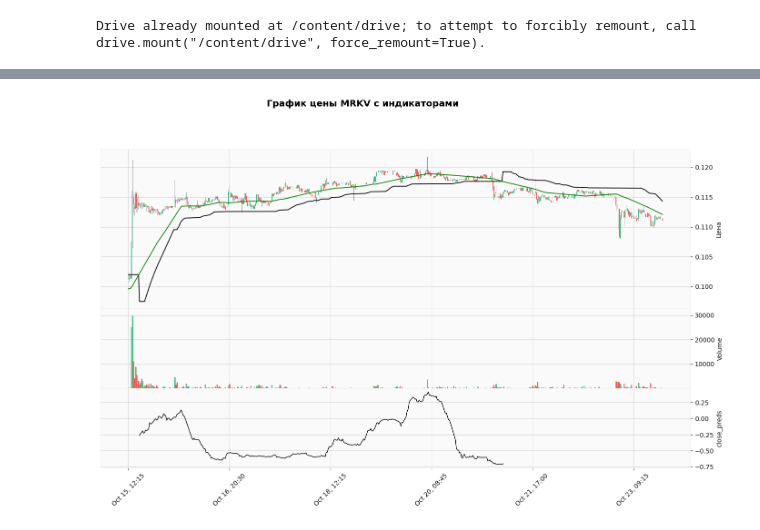
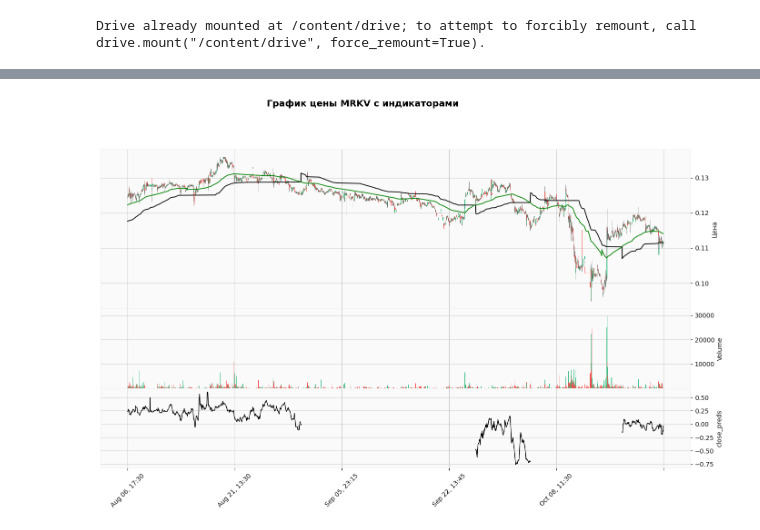
Before and after one commit to Necrotox/Necrotox, a Jupyter notebook: start_bot.ipynb, the cells around one changed output, grey strips where cells are left out. Cells and saved outputs as stored; diff of their text form; code cells hidden in the pictures.

```diff
--- a/start_bot.ipynb
+++ b/start_bot.ipynb
@@ -5073,9 +5074,9 @@ ress['MRKV']
 # %%
 matplotlib.use("agg")
 %matplotlib inline
-plot_price_with_indicators_mplfinance1(ress['MRKV'].iloc[-530:], 'MRKV')
+plot_price_with_indicators_mplfinance1(ress['MRKV'].iloc[:], 'MRKV')
 # %% [output]
-[figure, old version]
+[figure, new version]
 # %%
 def plot_price_with_indicators_mplfinance1(df, ticker, save_path=None):
     """
```
Also changed, not shown: parts of 2 cells of this notebook.
